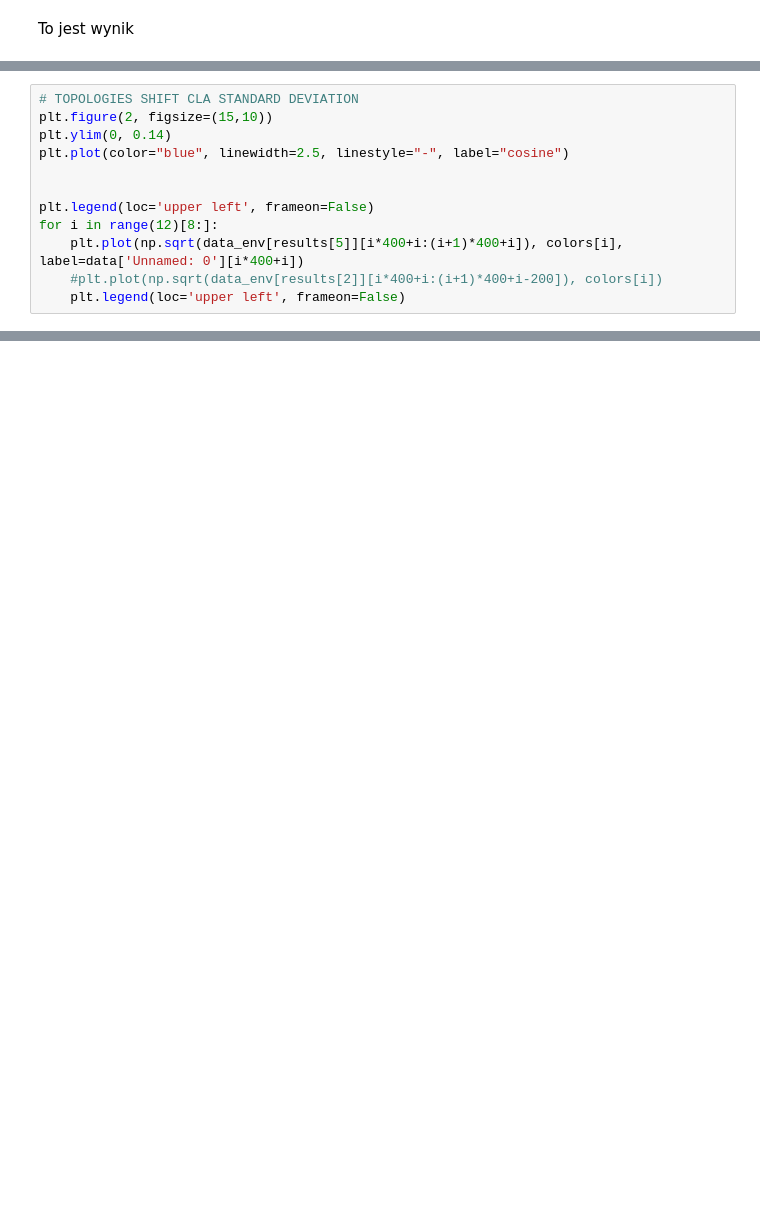
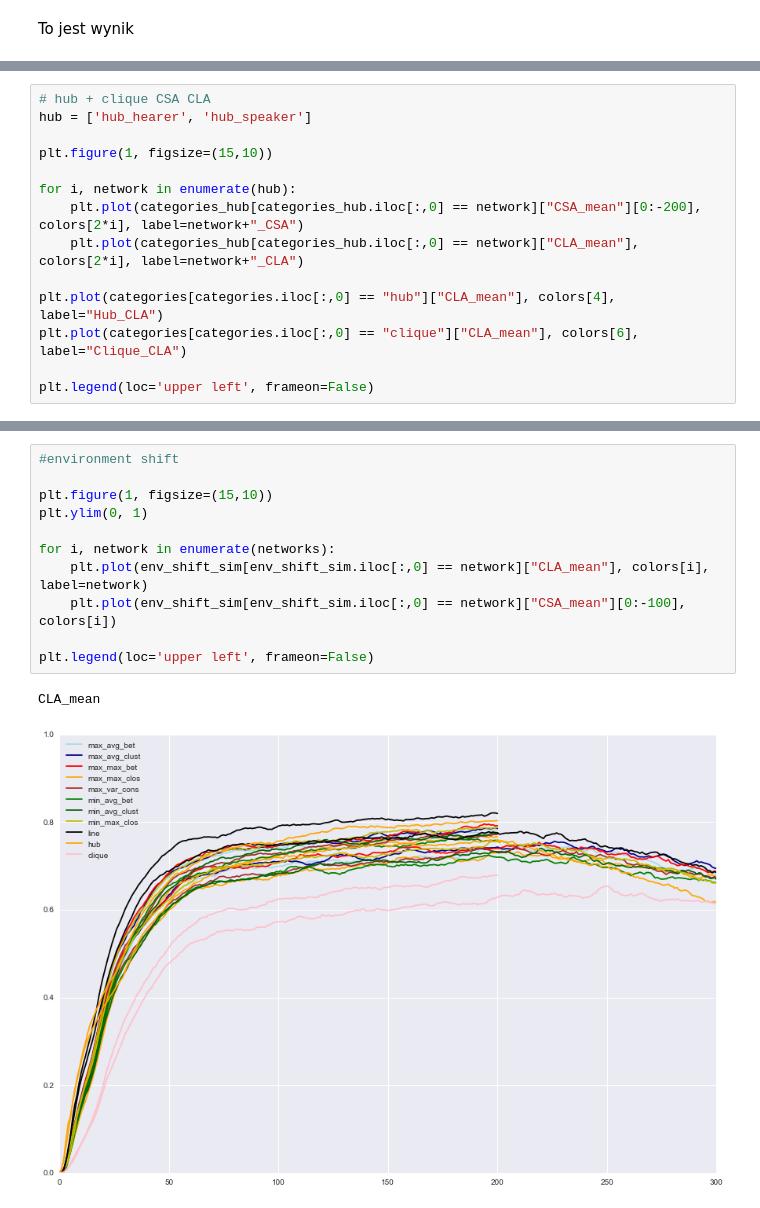
Before and after one commit to zubekj/cog-abm, a Jupyter notebook: results_script.ipynb, the cells around one changed output, grey strips where cells are left out. Cells and saved outputs as stored; diff of their text form; blank space fills up the shorter version.

Commit message:
New script and results.

```diff
--- a/results_script.ipynb
+++ b/results_script.ipynb
@@ -164,12 +2,0 @@ for i in range(12)[8:]:
-# %%
-# TOPOLOGIES SHIFT CLA STANDARD DEVIATION
-plt.figure(2, figsize=(15,10))
-plt.ylim(0, 0.14)
-plt.plot(color="blue", linewidth=2.5, linestyle="-", label="cosine")
-
-
-plt.legend(loc='upper left', frameon=False)
-for i in range(12)[8:]:
-    plt.plot(np.sqrt(data_env[results[5]][i*400+i:(i+1)*400+i]), colors[i], label=data['Unnamed: 0'][i*400+i])
-    #plt.plot(np.sqrt(data_env[results[2]][i*400+i:(i+1)*400+i-200]), colors[i])
-    plt.legend(loc='upper left', frameon=False)
@@ -198,0 +33,14 @@ data[800:1210]
+# %%
+# hub + clique CSA CLA
+hub = ['hub_hearer', 'hub_speaker']
+
+plt.figure(1, figsize=(15,10))
+
+for i, network in enumerate(hub):
+    plt.plot(categories_hub[categories_hub.iloc[:,0] == network]["CSA_mean"][0:-200], colors[2*i], label=network+"_CSA")
+    plt.plot(categories_hub[categories_hub.iloc[:,0] == network]["CLA_mean"], colors[2*i], label=network+"_CLA")
+
+plt.plot(categories[categories.iloc[:,0] == "hub"]["CLA_mean"], colors[4], label="Hub_CLA")
+plt.plot(categories[categories.iloc[:,0] == "clique"]["CLA_mean"], colors[6], label="Clique_CLA")
+
+plt.legend(loc='upper left', frameon=False)
@@ -198,0 +50,14 @@ data[800:1210]
+# %%
+#environment shift
+
+plt.figure(1, figsize=(15,10))
+plt.ylim(0, 1)
+
+for i, network in enumerate(networks):
+    plt.plot(env_shift_sim[env_shift_sim.iloc[:,0] == network]["CLA_mean"], colors[i], label=network)
+    plt.plot(env_shift_sim[env_shift_sim.iloc[:,0] == network]["CSA_mean"][0:-100], colors[i])
+
+plt.legend(loc='upper left', frameon=False)
+# %% [output]
+CLA_mean
+[figure, added]
```
Also changed, not shown: parts of 19 cells of this notebook, 7 other files.
